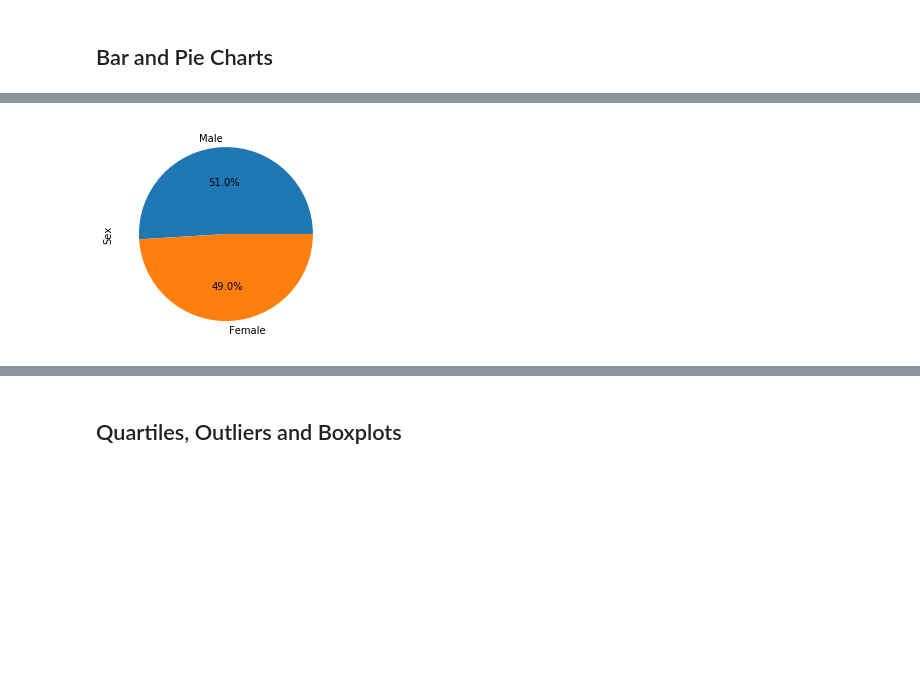
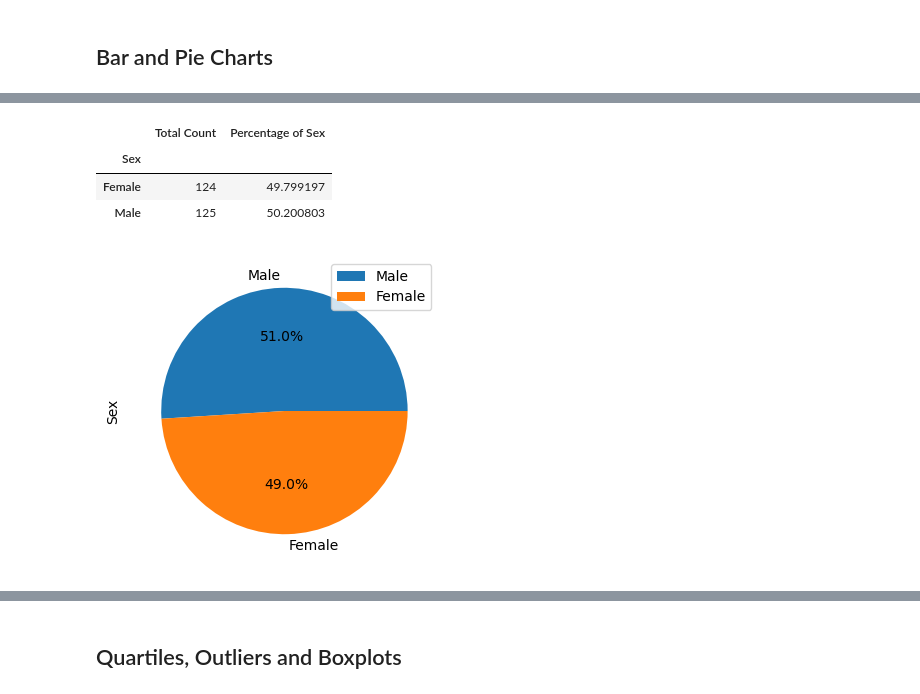
Before and after one commit to v-gbarber/Matplotlib, a Jupyter notebook: pymaceuticals_starter.ipynb, the cells around one changed output, grey strips where cells are left out. Drawn from its saved outputs; the diff is of its cells as text; code cells hidden in the pictures; blank space fills up the shorter version.

```diff
--- a/pymaceuticals_starter.ipynb
+++ b/pymaceuticals_starter.ipynb
@@ -124,4 +238,24 @@ ax1.title()
+# %%
+#Grouby gender number
+mouse_gender=merge_df.groupby(["Mouse ID", "Sex"])
+mouse_gender
+#Gender count
+mouse_gender_df=pd.DataFrame(mouse_gender.size())
+gender_df=pd.DataFrame(mouse_gender_df.groupby(["Sex"]).count())
+gender_df.columns = ["Total Count"]
+#Percent Female vs Male
+gender_df["Percentage of Sex"] = (100*(gender_df["Total Count"] / gender_df["Total Count"].sum()))
+gender_df["Percentage of Sex"] = gender_df["Percentage of Sex"]
+gender_df
+# %% [output]
+|  | Total Count | Percentage of Sex |
+| Sex |  |  |
+| Female | 124 | 49.799197 |
+| Male | 125 | 50.200803 |
 # %%
 # Generate a pie plot showing the distribution of female versus male mice using Pandas
+gender_df=pd.DataFrame([51.0,49.0], index=["Male", "Female"], columns=["Sex"])
+plot=gender_df.plot (kind="pie", subplots=True, figsize=(4,4), autopct="%1.1f%%")
+plt.show()
 # %% [output]
-[figure, old version]
+[figure, new version]
```
Also changed, not shown: parts of 34 cells of this notebook.
